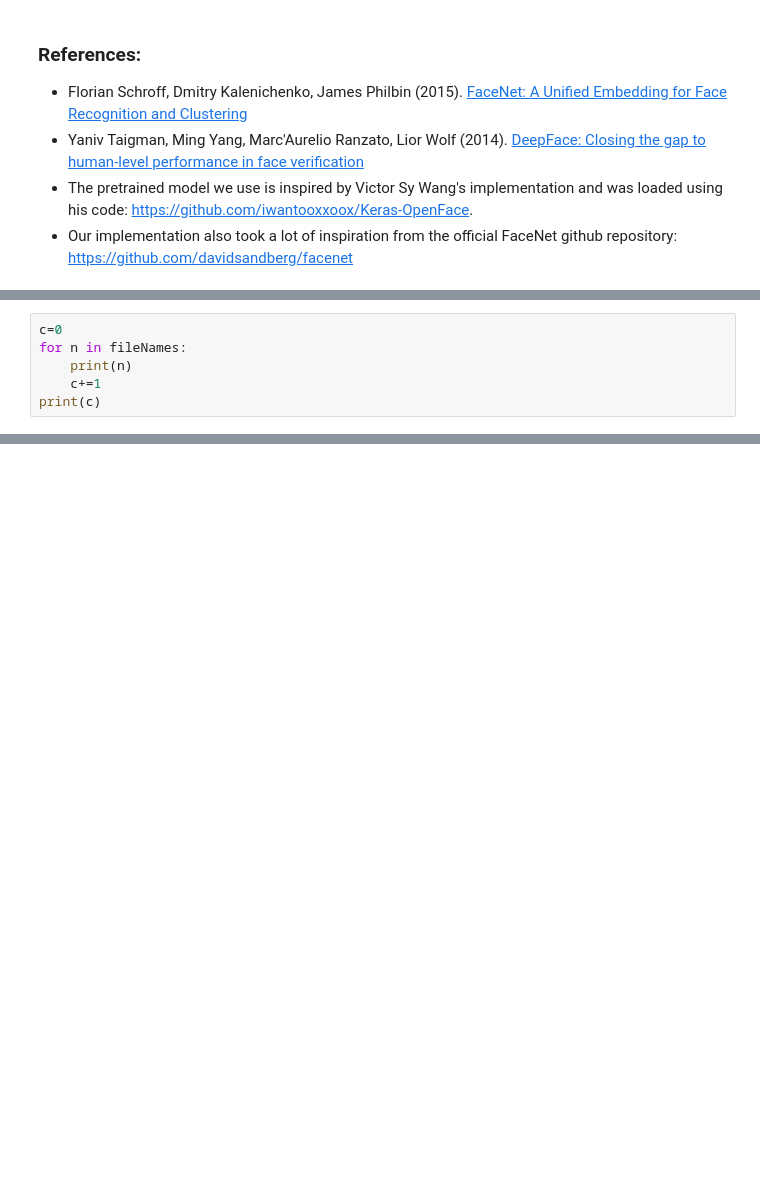
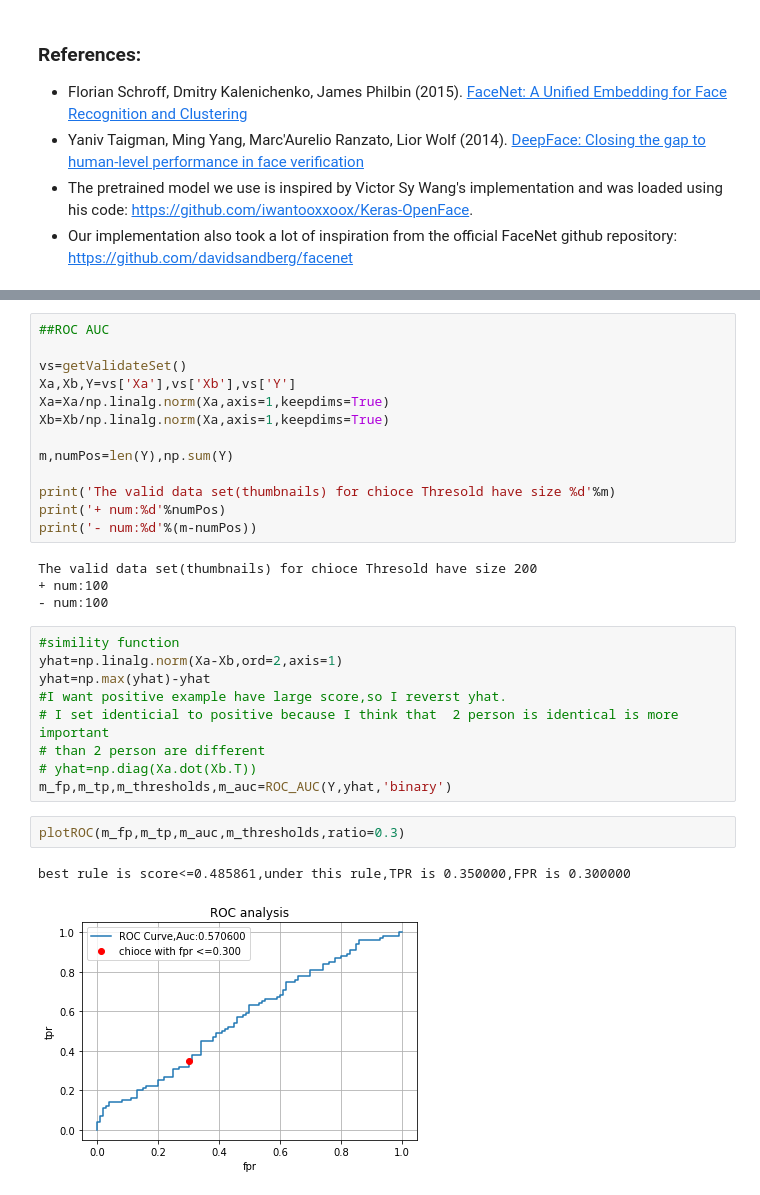
Before and after one commit to mckjzhangxk/deepAI, a Jupyter notebook: course4/week4/faceRecognization/Face+Recognition+for+the+Happy+House+-+v3.ipynb, the cells around one changed output, grey strips where cells are left out. Saved outputs shown, nothing was run; the diff lists cells and outputs as text; blank space fills up the shorter version.

```diff
--- a/course4/week4/faceRecognization/Face+Recognition+for+the+Happy+House+-+v3.ipynb
+++ b/course4/week4/faceRecognization/Face+Recognition+for+the+Happy+House+-+v3.ipynb
@@ -487,6 +492,0 @@ fileNames = filter(lambda f: not f.startswith('.'), os.listdir(dirPath))
-# %%
-c=0
-for n in fileNames:
-    print(n)
-    c+=1
-print(c)
@@ -510,0 +687,31 @@ inception_3b_pool_bn_b.csv
+# %%
+##ROC AUC
+
+vs=getValidateSet()
+Xa,Xb,Y=vs['Xa'],vs['Xb'],vs['Y']
+Xa=Xa/np.linalg.norm(Xa,axis=1,keepdims=True)
+Xb=Xb/np.linalg.norm(Xa,axis=1,keepdims=True)
+
+m,numPos=len(Y),np.sum(Y)
+
+print('The valid data set(thumbnails) for chioce Thresold have size %d'%m)
+print('+ num:%d'%numPos)
+print('- num:%d'%(m-numPos))
+# %% [output]
+The valid data set(thumbnails) for chioce Thresold have size 200
++ num:100
+- num:100
+# %%
+#simility function
+yhat=np.linalg.norm(Xa-Xb,ord=2,axis=1)
+yhat=np.max(yhat)-yhat
+#I want positive example have large score,so I reverst yhat.
+# I set identicial to positive because I think that  2 person is identical is more important
+# than 2 person are different
+# yhat=np.diag(Xa.dot(Xb.T))
+m_fp,m_tp,m_thresholds,m_auc=ROC_AUC(Y,yhat,'binary')
+# %%
+plotROC(m_fp,m_tp,m_auc,m_thresholds,ratio=0.3)
+# %% [output]
+best rule is score<=0.485861,under this rule,TPR is 0.350000,FPR is 0.300000
+[figure, added]
```
Also changed, not shown: parts of 15 cells of this notebook, 10 other files.
